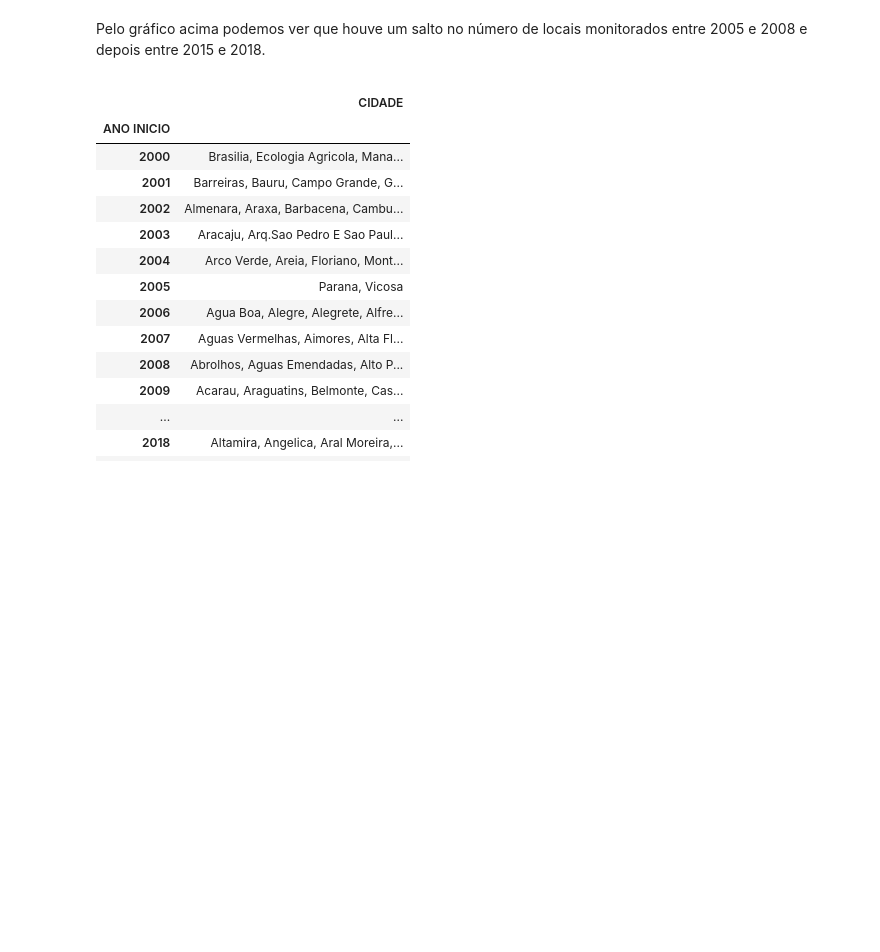
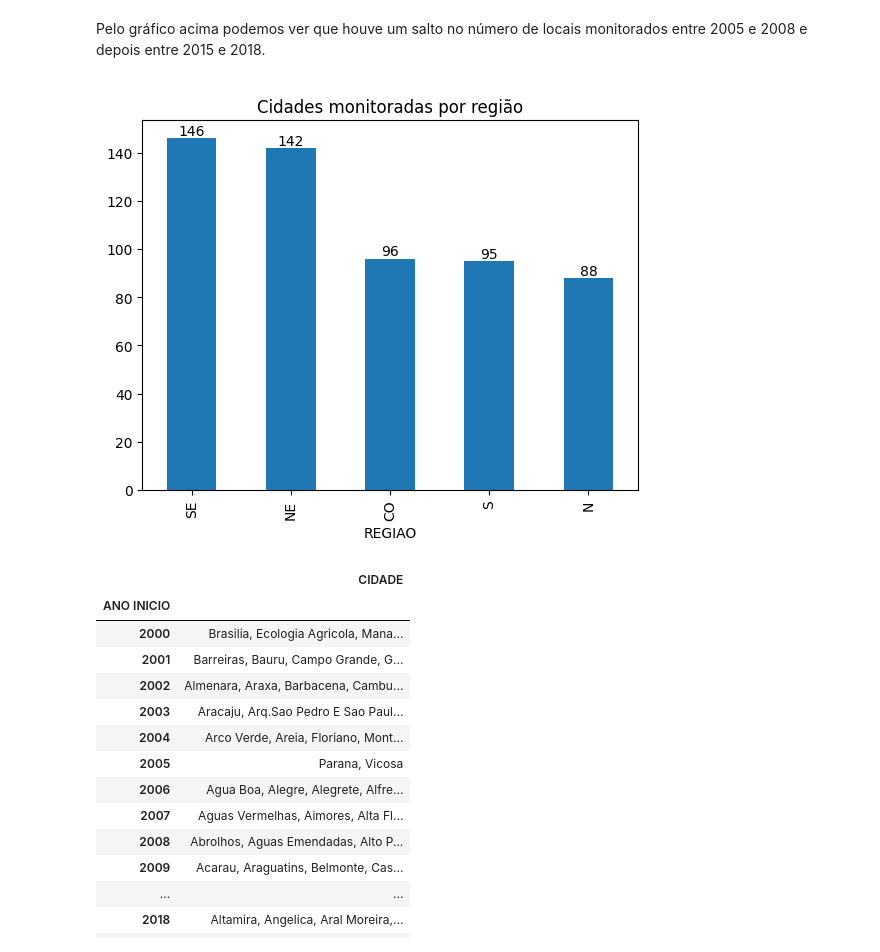
Before and after one commit to nfmmendes/INMET-data-play, a Jupyter notebook: Dados Metereológicos do INMET.ipynb, the cells around one changed output. Saved outputs shown, nothing was run; the diff lists cells and outputs as text; code cells hidden in the pictures; blank space fills up the shorter version.

```diff
--- a/Dados Metereológicos do INMET.ipynb
+++ b/Dados Metereológicos do INMET.ipynb
@@ -172,6 +172,14 @@ ax.bar_label(ax.containers[-1]);
 [figure]
 # %% [markdown]
 <p> Pelo gráfico acima podemos ver que houve um salto no número de locais monitorados entre 2005 e 2008 e depois entre 2015 e 2018. <p>
+# %%
+ax = df_files[df_files["ANO"] == "2023"][["REGIAO", "ARQUIVO"]]\
+                .groupby(by="REGIAO").count().sort_values(by="ARQUIVO", ascending=False)\
+                .plot(kind="bar", title="Cidades monitoradas por região")
+ax.bar_label(ax.containers[0]);
+ax.legend().remove();
+# %% [output]
+[figure, added]
 # %%
 # EXTRAI O ANO INICIAL E FINAL DE MONITORAMENTO EM CADA CIDADE (last, first) E DEPOIS AGRUPA POR ANO DE INICIO
 # A PENÚLTIMA LINHA É INSERIDA PARA EXPANDIR A TABELA
```
